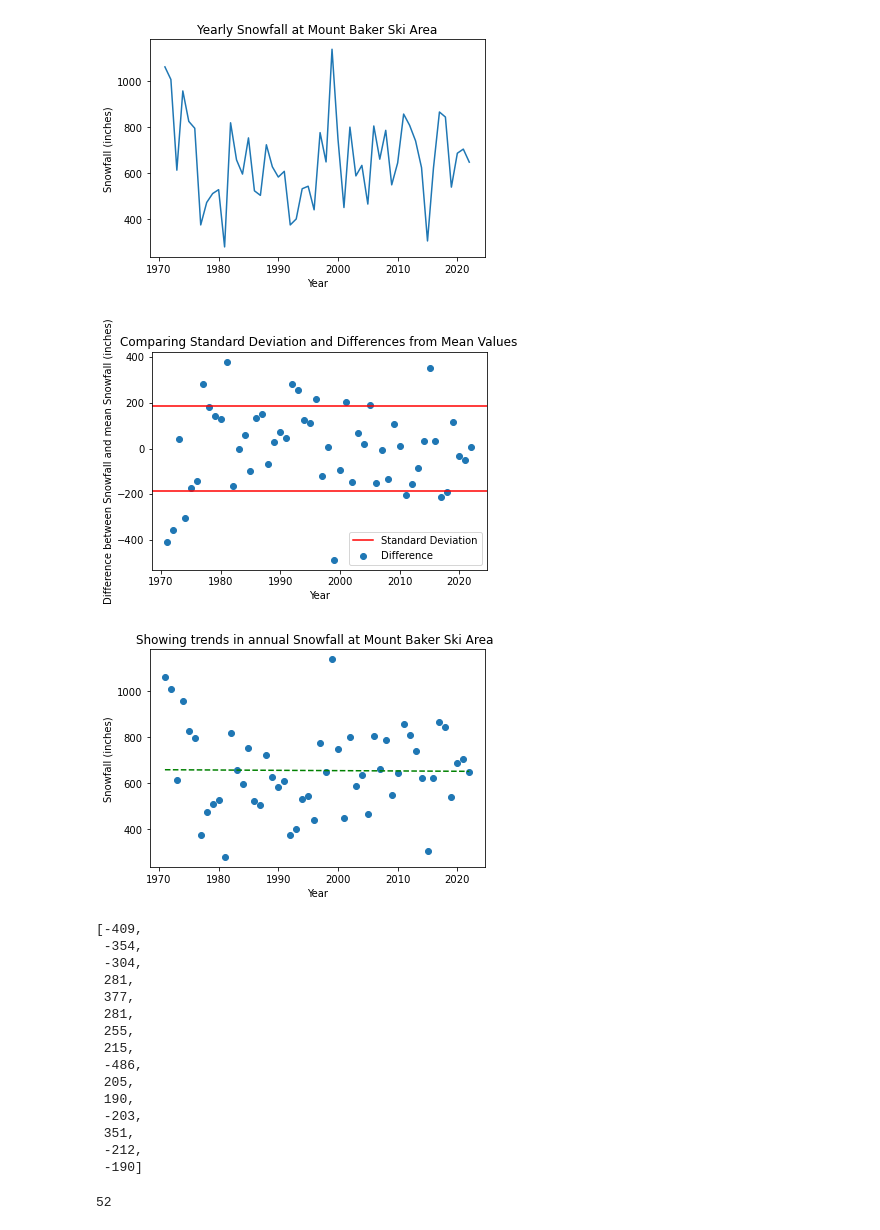
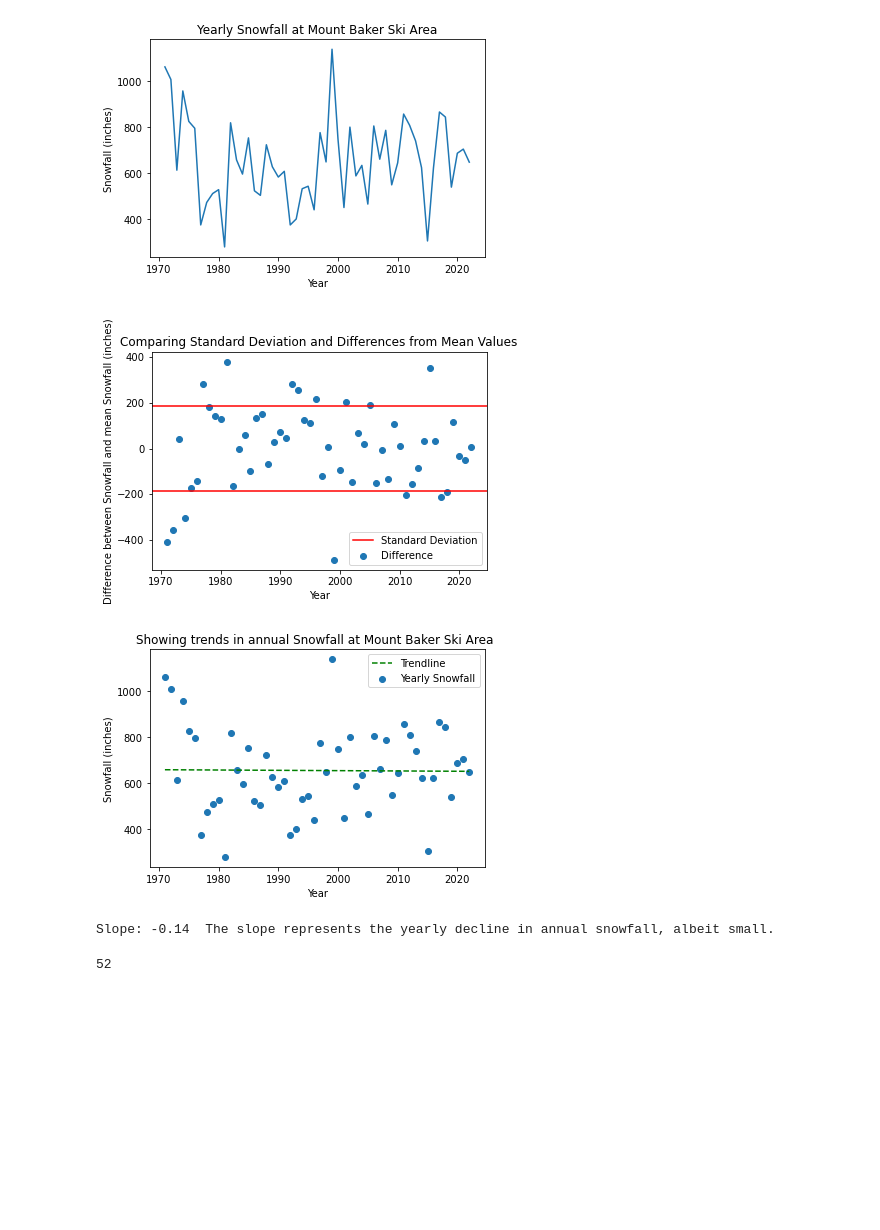
Before and after one commit to jrtomer/Python_Project, a Jupyter notebook: Finalproject.ipynb, the cells around one changed output. Drawn from its saved outputs; the diff is of its cells as text; code cells hidden in the pictures; blank space fills up the shorter version.

```diff
--- a/Finalproject.ipynb
+++ b/Finalproject.ipynb
@@ -7,7 +7,11 @@ import numpy as np
 col_list=['Years', 'Total_Snowfall']
 data = pd.read_csv("FinalProjectData.csv", usecols = col_list)
 
-y = data['Total_Snowfall']
+#Changing the column name from Total_Snowfall to Total Snowfall.
+
+data = data.rename(columns={'Total_Snowfall': 'Total Snowfall'})
+
+y = data['Total Snowfall']
 x = data['Years']
 
 
@@ -19,7 +23,7 @@ plt.xlabel('Year')
 plt.title('Yearly Snowfall at Mount Baker Ski Area')
 plt.show()
 
-#Making loops to make lists of the data and then adding them to a series.
+#Constructed loops to make a list of error values.
 
 
 mean_snowfall = np.mean(y)
@@ -28,54 +32,54 @@ neg_std_snowfall = -np.std(y)
 error_values = []
 for value in y:
     difference = round(mean_snowfall - value)
     error_values.append(difference)
 
 
 plt.scatter(x, error_values)
 plt.axhline(std_snowfall, color='r', linestyle='-')
 plt.gca().legend(('Standard Deviation','Difference'))
 plt.axhline(-(std_snowfall), color='r', linestyle='-')
 plt.ylabel('Difference between Snowfall and mean Snowfall (inches)')
 plt.xlabel('Year')
 plt.title('Comparing Standard Deviation and Differences from Mean Values')
 plt.show(plt.savefig("AboveBelow_Aaverage_Years.jpg"))
 
-above_or_below_average = []
+
+
+above_average = []
 for n in error_values:
-    if pos_std_snowfall < n or neg_std_snowfall > n:
-        above_or_below_average.append(n)
+    if pos_std_snowfall < n:
+        above_average.append(n)
+
+below_average = []
+for n in error_values:
+    if neg_std_snowfall > n:
+        below_average.append(n)
 
 m, b = np.polyfit(x, y, 1)
 
 plt.scatter(x, y)
 plt.plot(x, m*x + b, color = 'g', linestyle='--')
-plt.gca().legend(('','Difference'))
+plt.gca().legend(('Trendline','Yearly Snowfall'))
 plt.ylabel('Snowfall (inches)')
 plt.xlabel('Year')
 plt.title('Showing trends in annual Snowfall at Mount Baker Ski Area ')
 plt.show(plt.savefig("Trendline.jpg"))
 
+#Adding error values to the data series.
 
-above_or_below_average
+data['Error Values'] = error_values
+
+data = data.groupby('Error Values')
+
+data.head()
+
+print("Slope: %3.2f" %(m),' The slope represents the yearly decline in annual snowfall, albeit small. ')
 # %% [output]
 [figure]
 [figure]
-[figure, old version]
+[figure, new version]
-[-409,
- -354,
- -304,
- 281,
- 377,
- 281,
- 255,
- 215,
- -486,
- 205,
- 190,
- -203,
- 351,
- -212,
- -190]
+Slope: -0.14  The slope represents the yearly decline in annual snowfall, albeit small.
 # %%
 window_size = int(len(x)/2)
 
```
